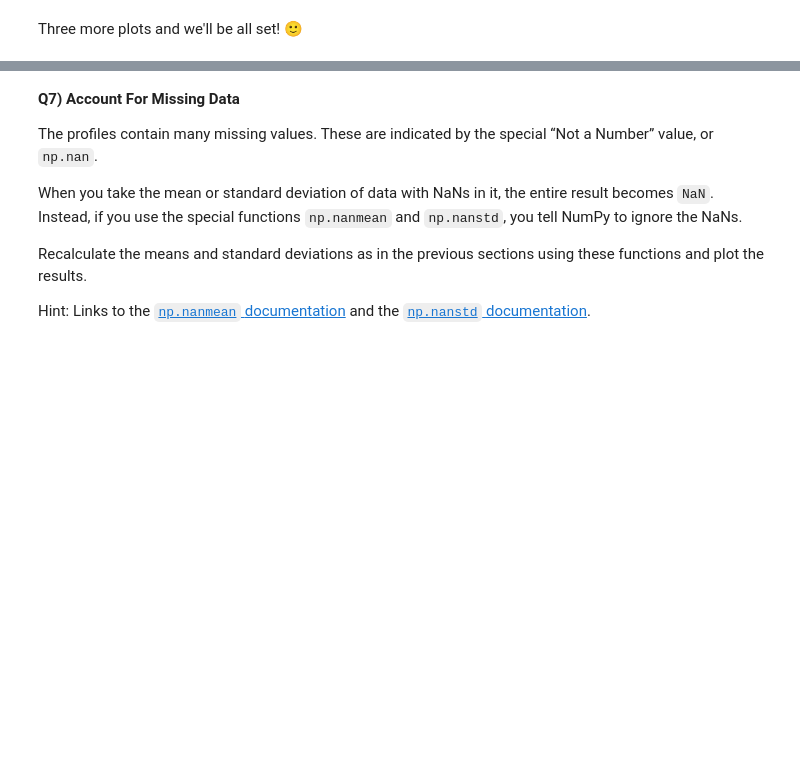
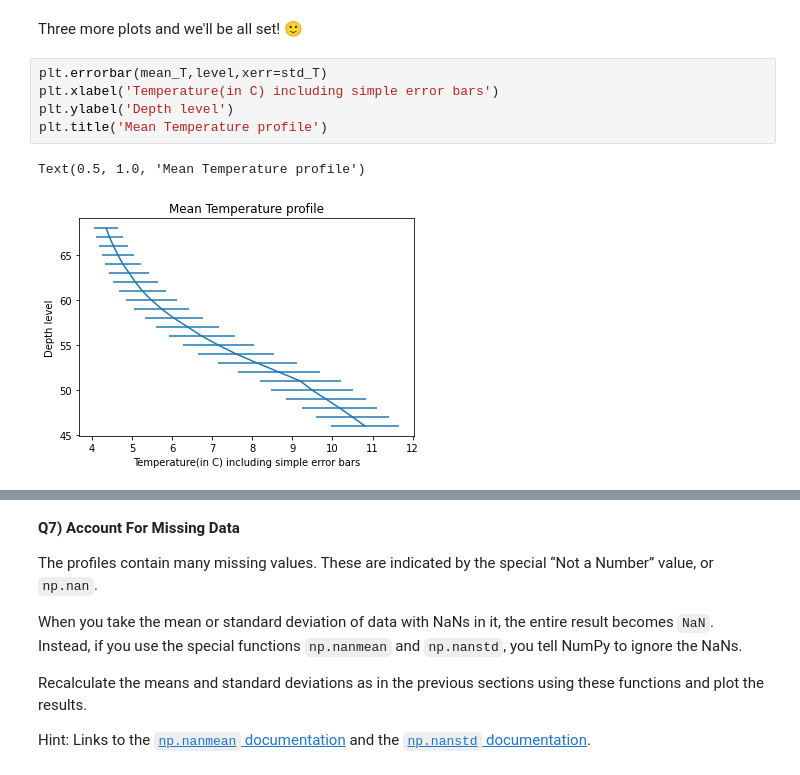
Before and after one commit to mojanshadkar/2022_Intro_Python, a Jupyter notebook: Exercises/W2_S1.ipynb, the cells around one changed output, grey strips where cells are left out. Drawn from its saved outputs; the diff is of its cells as text; blank space fills up the shorter version.

```diff
--- a/Exercises/W2_S1.ipynb
+++ b/Exercises/W2_S1.ipynb
@@ -293,2 +293,10 @@ Text(0.5, 1.0, 'test')
 # %% [markdown]
 Three more plots and we'll be all set! 🙂
+# %%
+plt.errorbar(mean_T,level,xerr=std_T)
+plt.xlabel('Temperature(in C) including simple error bars')
+plt.ylabel('Depth level')
+plt.title('Mean Temperature profile')
+# %% [output]
+Text(0.5, 1.0, 'Mean Temperature profile')
+[figure, added]
```
Also changed, not shown: parts of 6 cells of this notebook.
